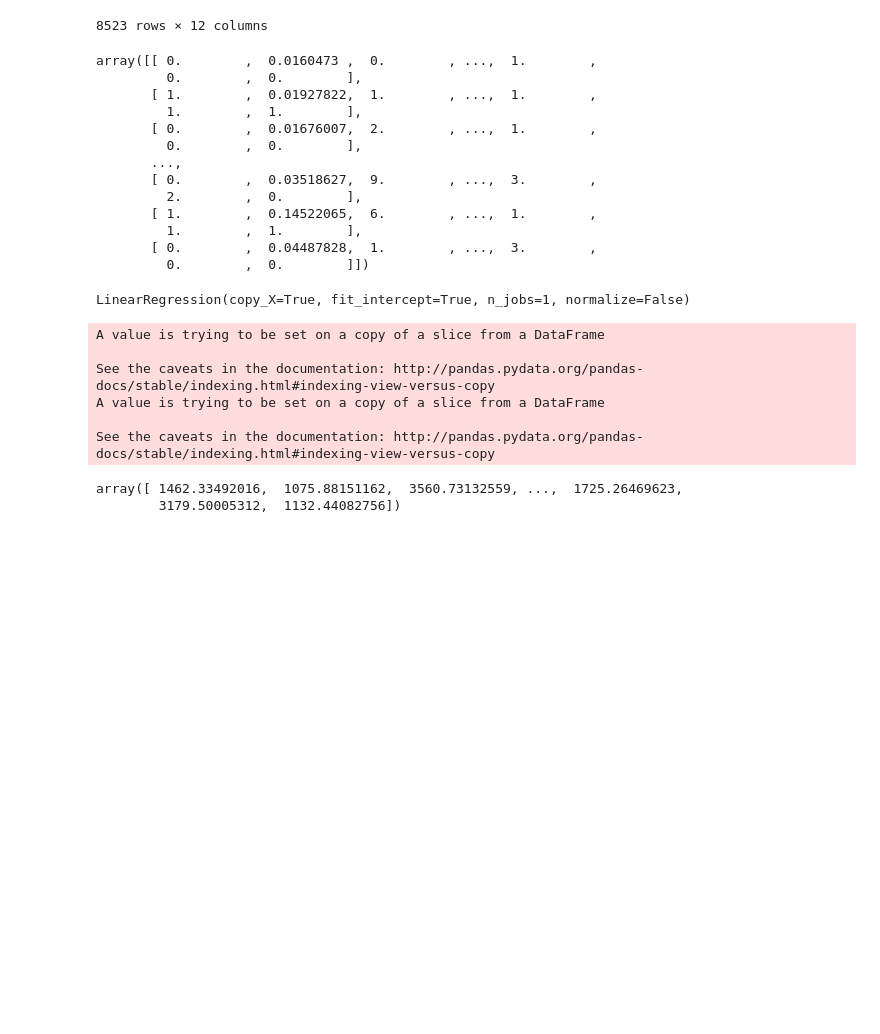
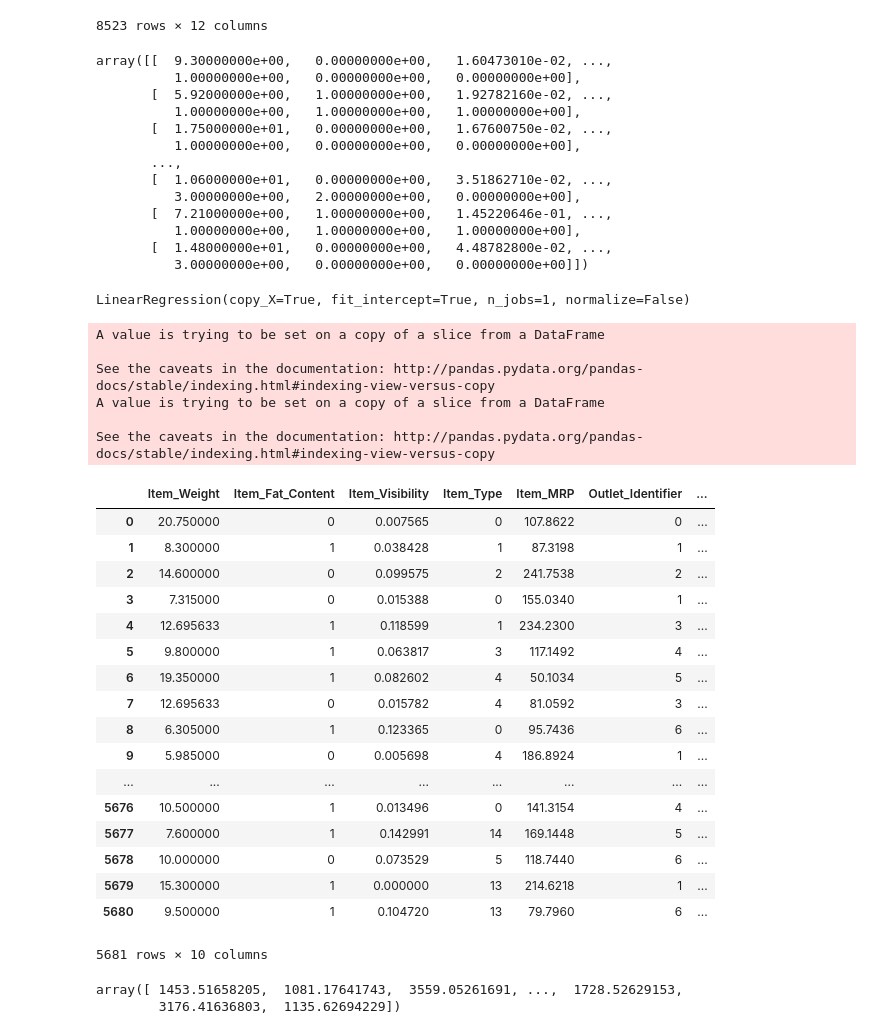
Before and after one commit to parthpatekar/big-mart, a Jupyter notebook: big-mart2.ipynb, the cells around one changed output. Saved outputs shown, nothing was run; the diff lists cells and outputs as text; code cells hidden in the pictures; blank space fills up the shorter version.

```diff
--- a/big-mart2.ipynb
+++ b/big-mart2.ipynb
@@ -50,7 +50,7 @@ See the caveats in the documentation: http://pandas.pydata.org/pandas-docs/stabl
 | 8522 | DRG01 | 14.800000 | low fat | 0.044878 | Soft Drinks | 75.4670 | ... |
 8523 rows × 12 columns
 # %%
-X=data.iloc[:,2:data.shape[1]-1]
+X=data.iloc[:,1:data.shape[1]-1]
 y=data.iloc[:,-1]
 var_mod=['Item_Fat_Content','Item_Type','Outlet_Identifier','Outlet_Establishment_Year','Outlet_Size','Outlet_Location_Type','Outlet_Type']
 le = LabelEncoder()
@@ -61,19 +61,19 @@ X=X.values
 y=y.values
 X
 # %% [output]
-array([[ 0.        ,  0.0160473 ,  0.        , ...,  1.        ,
-         0.        ,  0.        ],
-       [ 1.        ,  0.01927822,  1.        , ...,  1.        ,
-         1.        ,  1.        ],
-       [ 0.        ,  0.01676007,  2.        , ...,  1.        ,
-         0.        ,  0.        ],
+array([[  9.30000000e+00,   0.00000000e+00,   1.60473010e-02, ...,
+          1.00000000e+00,   0.00000000e+00,   0.00000000e+00],
+       [  5.92000000e+00,   1.00000000e+00,   1.92782160e-02, ...,
+          1.00000000e+00,   1.00000000e+00,   1.00000000e+00],
+       [  1.75000000e+01,   0.00000000e+00,   1.67600750e-02, ...,
+          1.00000000e+00,   0.00000000e+00,   0.00000000e+00],
        ...,
-       [ 0.        ,  0.03518627,  9.        , ...,  3.        ,
-         2.        ,  0.        ],
-       [ 1.        ,  0.14522065,  6.        , ...,  1.        ,
-         1.        ,  1.        ],
-       [ 0.        ,  0.04487828,  1.        , ...,  3.        ,
-         0.        ,  0.        ]])
+       [  1.06000000e+01,   0.00000000e+00,   3.51862710e-02, ...,
+          3.00000000e+00,   2.00000000e+00,   0.00000000e+00],
+       [  7.21000000e+00,   1.00000000e+00,   1.45220646e-01, ...,
+          1.00000000e+00,   1.00000000e+00,   1.00000000e+00],
+       [  1.48000000e+01,   0.00000000e+00,   4.48782800e-02, ...,
+          3.00000000e+00,   0.00000000e+00,   0.00000000e+00]])
 # %%
 lr = linear_model.LinearRegression()
 lr.fit(X,y)
@@ -82,40 +82,58 @@ LinearRegression(copy_X=True, fit_intercept=True, n_jobs=1, normalize=False)
 # %%
 test=pd.read_csv('test.csv')
 test=test.iloc[:,:test.shape[1]]
 #test.iloc[:,1][np.isfinite(test.iloc[:,1])]=boxcox(test.iloc[:,1]+52)[0]
 #test.iloc[:,1]=(test.iloc[:,1]-test.iloc[:,1].mean())/test.iloc[:,1].std()
 test.iloc[:,1].fillna(test.iloc[:,1].mean(), inplace=True)
 #test.iloc[:,3][np.isfinite(test.iloc[:,3])]=boxcox(test.iloc[:,3]+0.0325)[0]
 #test.iloc[:,3]=(test.iloc[:,3]-test.iloc[:,3].mean())/test.iloc[:,3].std()
 test.iloc[:,3].fillna(test.iloc[:,3].mean(), inplace=True)
 #test.iloc[:,5][np.isfinite(test.iloc[:,5])]=boxcox(test.iloc[:,5]+650)[0]
 #test.iloc[:,5]=(test.iloc[:,5]-test.iloc[:,5].mean())/test.iloc[:,5].std()
 test.iloc[:,5].fillna(test.iloc[:,5].mean(), inplace=True)
 test.iloc[:,2][test.iloc[:,2]=='LF']='low fat'
 test.iloc[:,2][test.iloc[:,2]=='reg']='regular'
 test.iloc[:,2]=test.iloc[:,2].str.lower()
 outlet=test.iloc[:,6].values.reshape((1,test.shape[0]))
 var_mod=['Item_Fat_Content','Item_Type','Outlet_Identifier','Outlet_Establishment_Year','Outlet_Size','Outlet_Location_Type','Outlet_Type']
 le = LabelEncoder()
 for i in var_mod:
     test[i] = test[i].factorize()[0]
     test[i] = le.fit_transform(test[i])
 item=test.iloc[:,0].values.reshape((1,test.shape[0]))
-test=test.iloc[:,[2,3,4,5,6,7,8,9,10]]
-test=test.values
+test=test.iloc[:,[1,2,3,4,5,6,7,8,9,10]]
+test
 # %% [output]
 A value is trying to be set on a copy of a slice from a DataFrame
 
 See the caveats in the documentation: http://pandas.pydata.org/pandas-docs/stable/indexing.html#indexing-view-versus-copy
 A value is trying to be set on a copy of a slice from a DataFrame
 
 See the caveats in the documentation: http://pandas.pydata.org/pandas-docs/stable/indexing.html#indexing-view-versus-copy
+|  | Item_Weight | Item_Fat_Content | Item_Visibility | Item_Type | Item_MRP | Outlet_Identifier | ... |
+| 0 | 20.750000 | 0 | 0.007565 | 0 | 107.8622 | 0 | ... |
+| 1 | 8.300000 | 1 | 0.038428 | 1 | 87.3198 | 1 | ... |
+| 2 | 14.600000 | 0 | 0.099575 | 2 | 241.7538 | 2 | ... |
+| 3 | 7.315000 | 0 | 0.015388 | 0 | 155.0340 | 1 | ... |
+| 4 | 12.695633 | 1 | 0.118599 | 1 | 234.2300 | 3 | ... |
+| 5 | 9.800000 | 1 | 0.063817 | 3 | 117.1492 | 4 | ... |
+| 6 | 19.350000 | 1 | 0.082602 | 4 | 50.1034 | 5 | ... |
+| 7 | 12.695633 | 0 | 0.015782 | 4 | 81.0592 | 3 | ... |
+| 8 | 6.305000 | 1 | 0.123365 | 0 | 95.7436 | 6 | ... |
+| 9 | 5.985000 | 0 | 0.005698 | 4 | 186.8924 | 1 | ... |
+| ... | ... | ... | ... | ... | ... | ... | ... |
+| 5676 | 10.500000 | 1 | 0.013496 | 0 | 141.3154 | 4 | ... |
+| 5677 | 7.600000 | 1 | 0.142991 | 14 | 169.1448 | 5 | ... |
+| 5678 | 10.000000 | 0 | 0.073529 | 5 | 118.7440 | 6 | ... |
+| 5679 | 15.300000 | 1 | 0.000000 | 13 | 214.6218 | 1 | ... |
+| 5680 | 9.500000 | 1 | 0.104720 | 13 | 79.7960 | 6 | ... |
+5681 rows × 10 columns
 # %%
 sales=lr.predict(test)
 sales
 # %% [output]
-array([ 1462.33492016,  1075.88151162,  3560.73132559, ...,  1725.26469623,
-        3179.50005312,  1132.44082756])
+array([ 1453.51658205,  1081.17641743,  3559.05261691, ...,  1728.52629153,
+        3176.41636803,  1135.62694229])
 # %%
 r1=np.vstack((item,outlet))
 r2=np.vstack((r1,sales))
```
